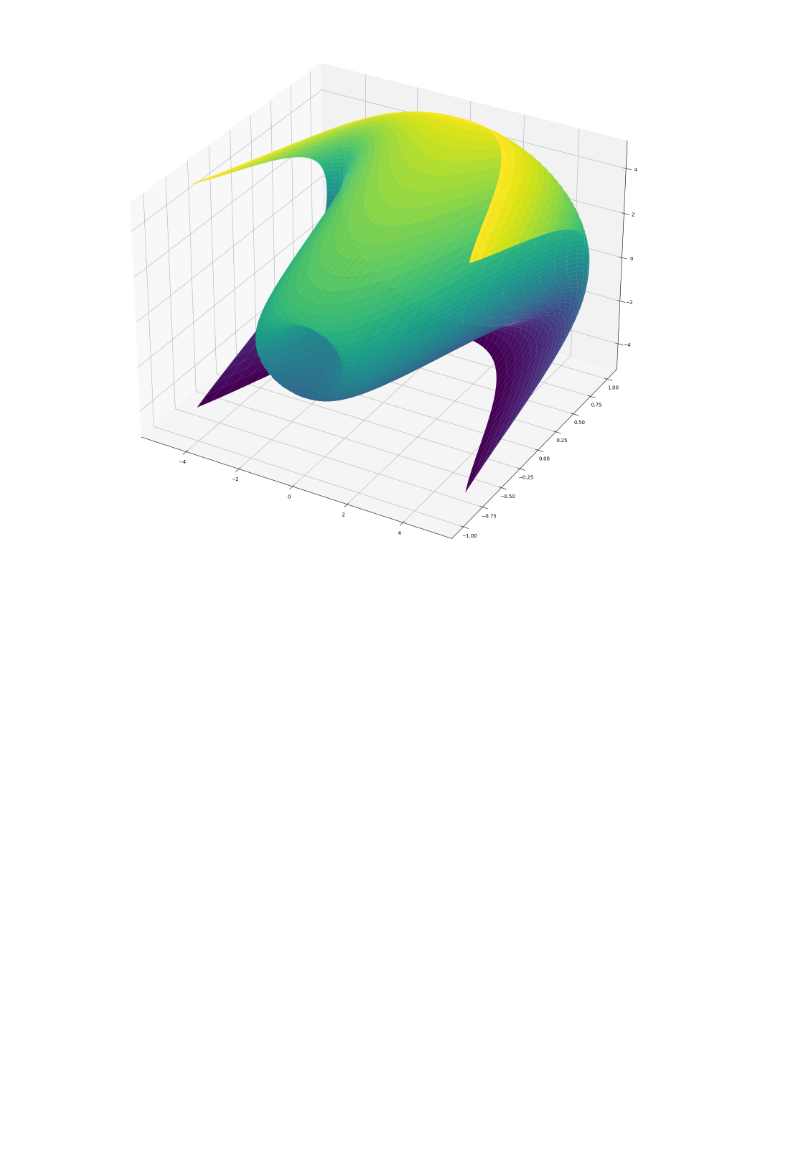
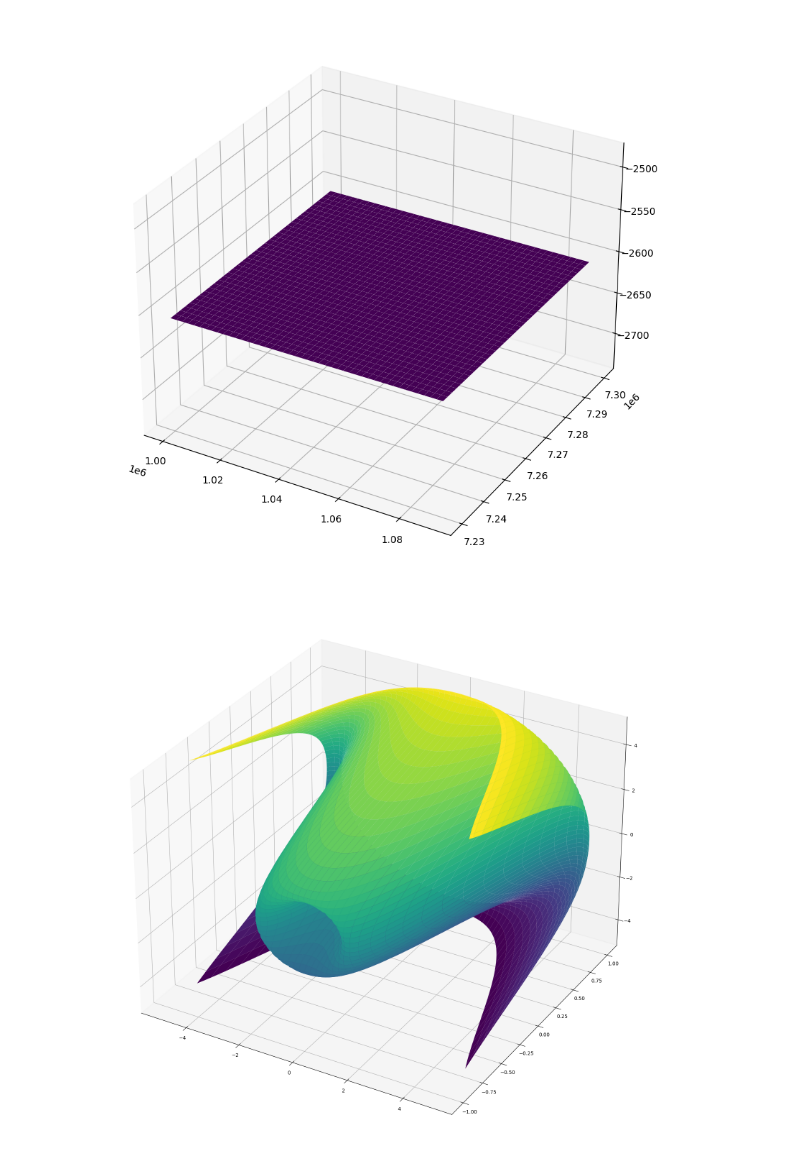
Before and after one commit to lucterres/cmp264, a Jupyter notebook: 3d curve.ipynb, the cells around one changed output. Cells and saved outputs as stored; diff of their text form; code cells hidden in the pictures; blank space fills up the shorter version.

```diff
--- a/3d curve.ipynb
+++ b/3d curve.ipynb
@@ -1,5 +1,35 @@
 # %%
 import numpy as np
+# %%
+ix = 91
+jy = 71
+xMin = 1000000
+xMax = 1090000
+yMin = 7230000
+yMax = 7300000
+zMin = -2607.8
+zMax = -1796.01
+x = np.linspace(xMin, xMax, ix)
+y = np.linspace(yMin, yMax, jy)
+X,Y = np.meshgrid(x, y)
+
+Z = np.zeros((jy, ix))
+Z[:,:] = zMin
+# %%
+import matplotlib.pyplot as plt
+# Crie uma figura
+fig = plt.figure(figsize=(10, 10))
+
+# Adicione um gráfico 3D à figura
+ax = fig.add_subplot(111, projection='3d')
+
+# Plote a superfície
+ax.plot_surface(X, Y, Z, cmap='viridis')
+
+# Mostre o gráfico
+plt.show()
+# %% [output]
+[figure, added]
 # %%
 import numpy as np
 import matplotlib.pyplot as plt
```
Also changed, not shown: parts of 15 cells of this notebook, 4 other files.
